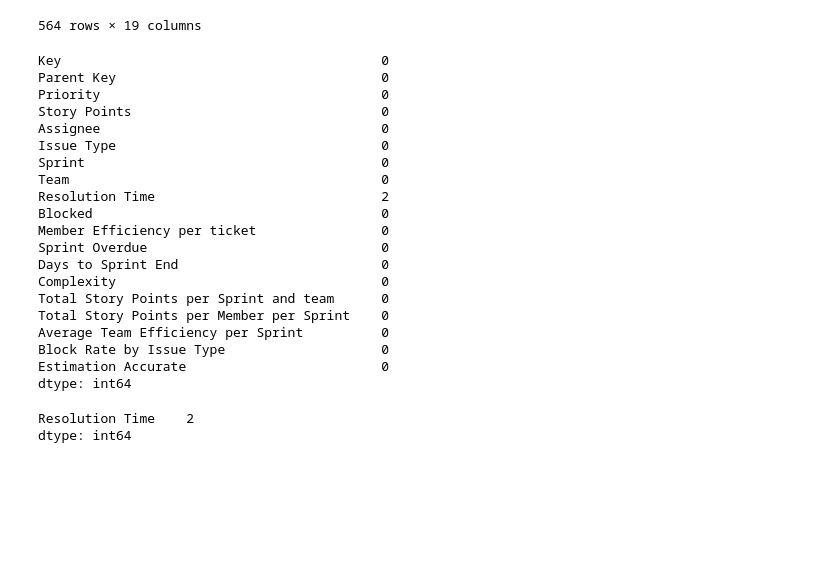
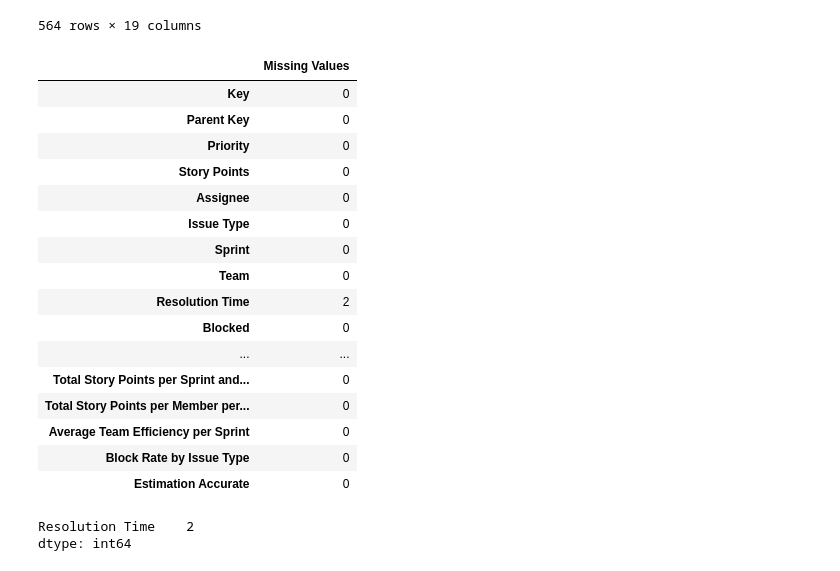
Before and after one commit to anahicallejas/PROYECTO_FINAL, a Jupyter notebook: NOTEBOOK FILES/3_pre_model_process.ipynb, the cells around one changed output. Drawn from its saved outputs; the diff is of its cells as text; code cells hidden in the pictures; blank space fills up the shorter version.

```diff
--- a/NOTEBOOK FILES/3_pre_model_process.ipynb
+++ b/NOTEBOOK FILES/3_pre_model_process.ipynb
@@ -27,28 +27,26 @@ data
 # %%
 # Ver la cantidad de valores faltantes por columna
 missing_values = data.isnull().sum()
-print(missing_values)
+missing_values_table = pd.DataFrame(missing_values, columns=["Missing Values"])
+missing_values_table
 # %% [output]
-Key                                         0
-Parent Key                                  0
-Priority                                    0
-Story Points                                0
-Assignee                                    0
-Issue Type                                  0
-Sprint                                      0
-Team                                        0
-Resolution Time                             2
-Blocked                                     0
-Member Efficiency per ticket                0
-Sprint Overdue                              0
-Days to Sprint End                          0
-Complexity                                  0
-Total Story Points per Sprint and team      0
-Total Story Points per Member per Sprint    0
-Average Team Efficiency per Sprint          0
-Block Rate by Issue Type                    0
-Estimation Accurate                         0
-dtype: int64
+|  | Missing Values |
+| Key | 0 |
+| Parent Key | 0 |
+| Priority | 0 |
+| Story Points | 0 |
+| Assignee | 0 |
+| Issue Type | 0 |
+| Sprint | 0 |
+| Team | 0 |
+| Resolution Time | 2 |
+| Blocked | 0 |
+| ... | ... |
+| Total Story Points per Sprint and... | 0 |
+| Total Story Points per Member per... | 0 |
+| Average Team Efficiency per Sprint | 0 |
+| Block Rate by Issue Type | 0 |
+| Estimation Accurate | 0 |
 # %%
 missing_values = data.isnull().sum()
 missing_values = missing_values[missing_values > 0]
```
Also changed, not shown: parts of 4 cells of this notebook, 4 other files.
